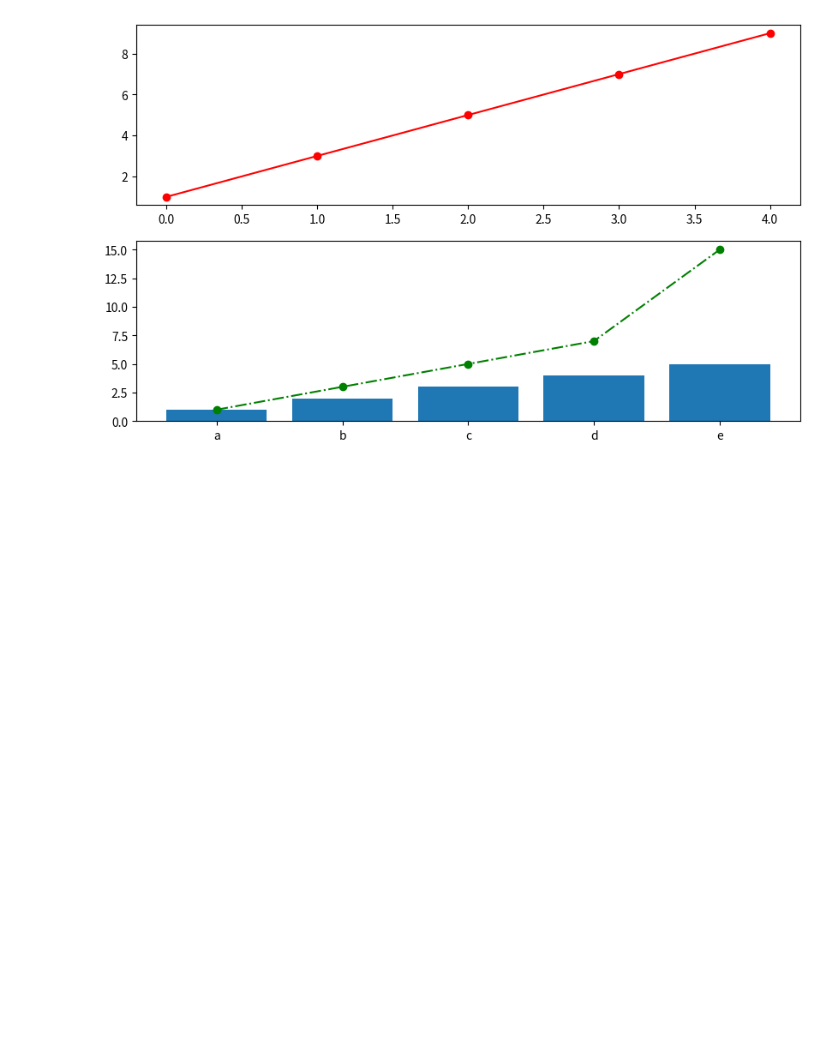
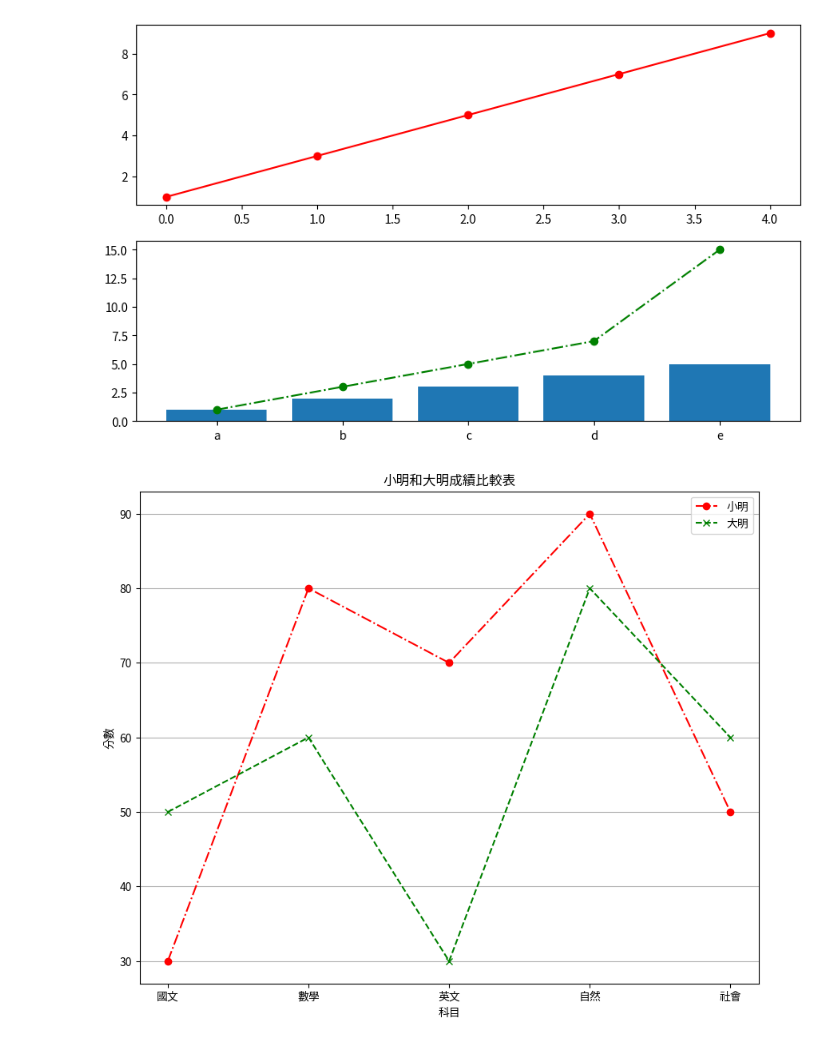
Before and after one commit to see7725/python_analysis, a Jupyter notebook: lesson7_3.ipynb, the cells around one changed output. Drawn from its saved outputs; the diff is of its cells as text; code cells hidden in the pictures; blank space fills up the shorter version.

```diff
--- a/lesson7_3.ipynb
+++ b/lesson7_3.ipynb
@@ -29,3 +29,24 @@ ax2.bar(['a', 'b', 'c', 'd', 'e'],[1, 2, 3, 4, 5])
 plt.show()
 # %% [output]
 [figure]
+# %%
+student1 = {'國文':30, '數學':80, '英文':70, '自然':90, '社會':50}
+student2 = {'國文':50, '數學':60, '英文':30, '自然':80, '社會':60}
+# %%
+subjects = list(student1.keys())
+score1 = list(student1.values())
+score2 = list(student2.values())
+
+figure = plt.figure(figsize=(10,8))
+axes = figure.add_subplot(1,1,1)
+axes.set_title('小明和大明成績比較表')
+axes.set_xlabel('科目')
+axes.set_ylabel('分數')
+axes.plot(subjects,score1,'ro-.',label='小明')
+axes.plot(subjects,score2,'gx--',label='大明')
+axes.legend()
+axes.grid(axis='y')
+
+plt.show()
+# %% [output]
+[figure, added]
```
